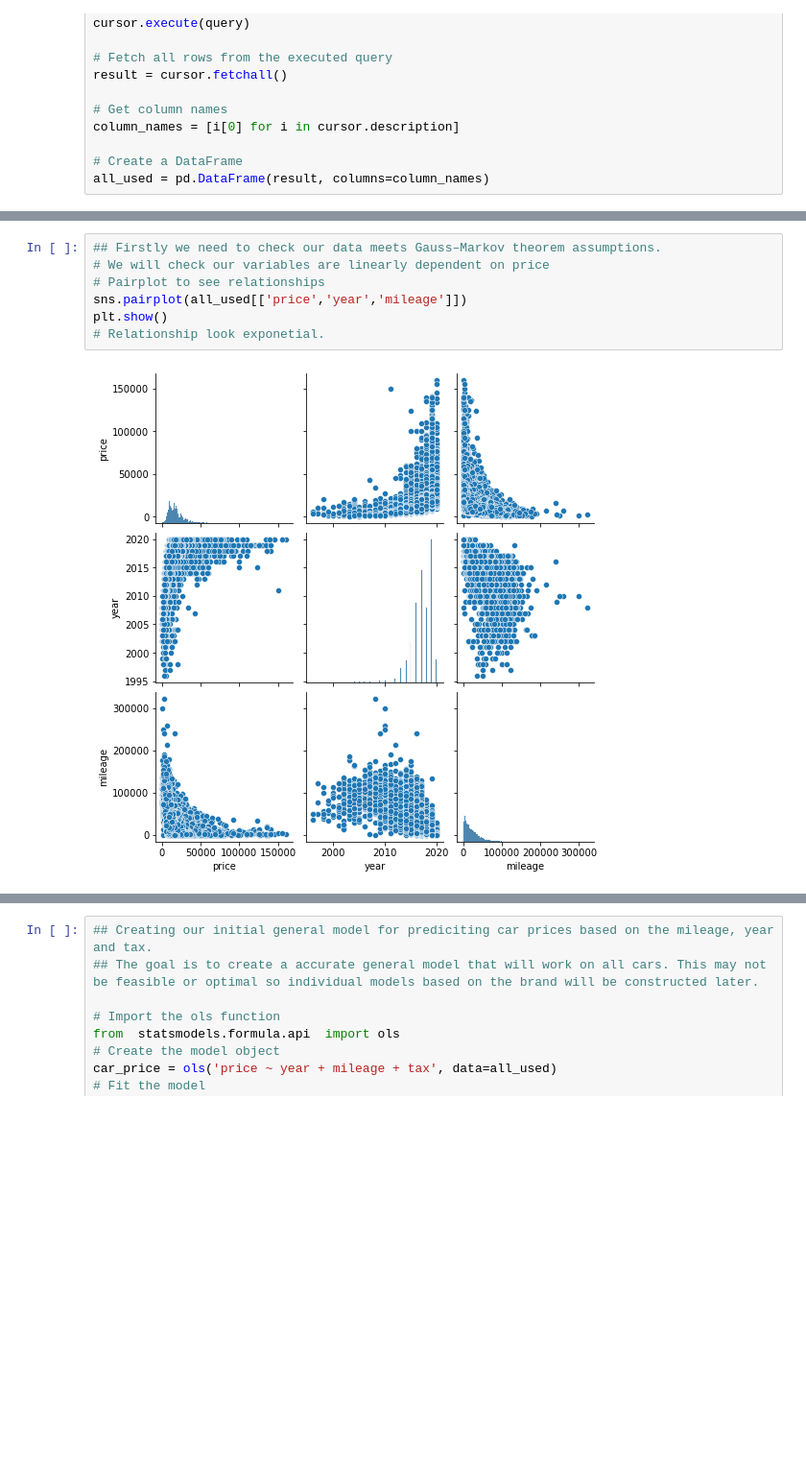
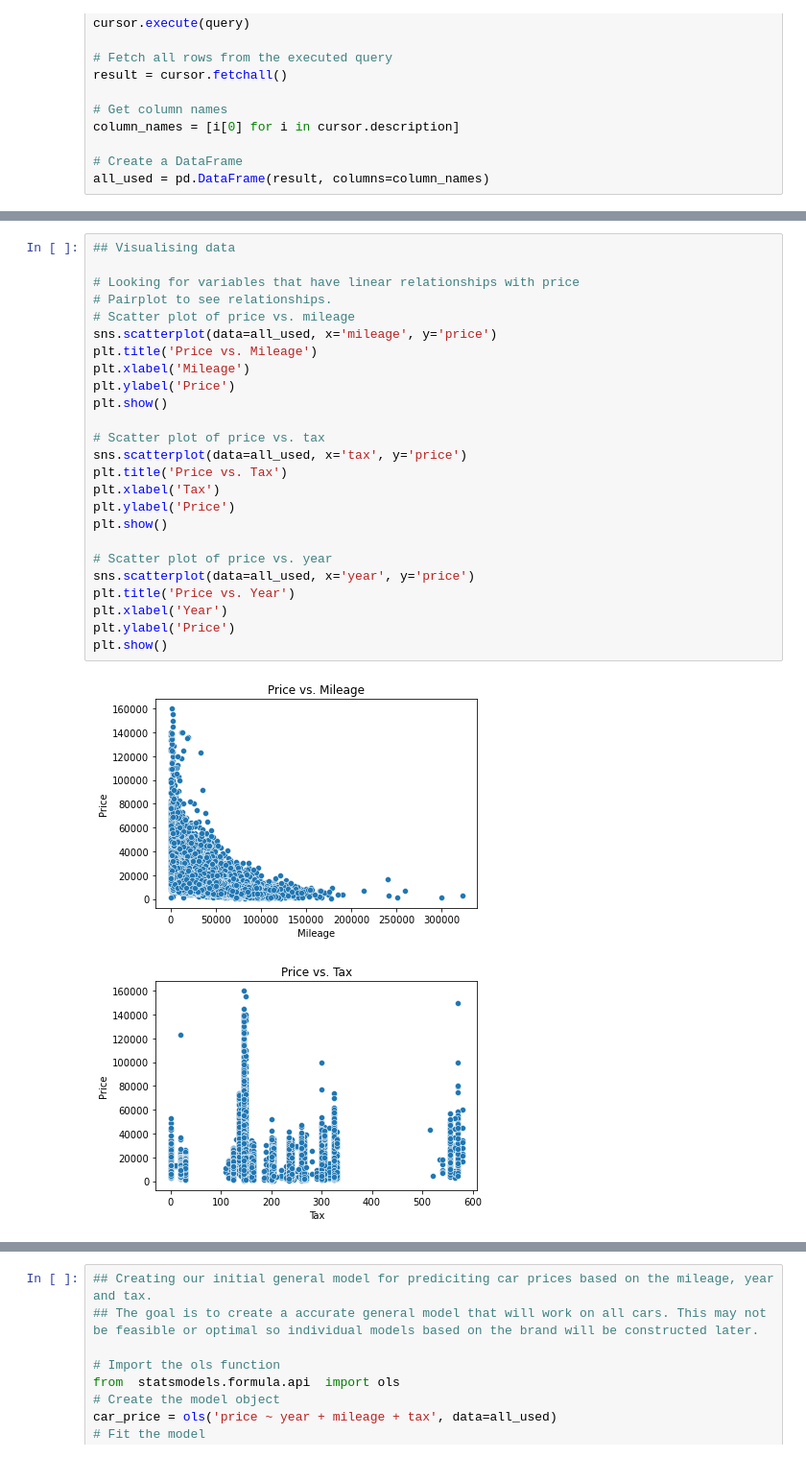
Before and after one commit to Daniel-Peacock/Used_car_Python_linear_regression, a Jupyter notebook: Used_car regression.ipynb, the cells around one changed output, grey strips where cells are left out. Shown at 96% size. Drawn from its saved outputs; the diff is of its cells as text; blank space fills up the shorter version.

```diff
--- a/Used_car regression.ipynb
+++ b/Used_car regression.ipynb
@@ -189,9 +197,28 @@ Available DataFrames: ['_', 'audi', 'bmw', 'ford', 'hyundi', 'merc', 'skoda', 'a
 # %%
-## Firstly we need to check our data meets Gauss–Markov theorem assumptions.
-# We will check our variables are linearly dependent on price
-# Pairplot to see relationships
-sns.pairplot(all_used[['price','year','mileage']])
+## Visualising data
+
+# Looking for variables that have linear relationships with price
+# Pairplot to see relationships.
+# Scatter plot of price vs. mileage
+sns.scatterplot(data=all_used, x='mileage', y='price')
+plt.title('Price vs. Mileage')
+plt.xlabel('Mileage')
+plt.ylabel('Price')
 plt.show()
-# Relationship look exponetial.
+
+# Scatter plot of price vs. tax
+sns.scatterplot(data=all_used, x='tax', y='price')
+plt.title('Price vs. Tax')
+plt.xlabel('Tax')
+plt.ylabel('Price')
+plt.show()
+
+# Scatter plot of price vs. year
+sns.scatterplot(data=all_used, x='year', y='price')
+plt.title('Price vs. Year')
+plt.xlabel('Year')
+plt.ylabel('Price')
+plt.show()
 # %% [output]
-[figure, old version]
+[figure, new version]
+[figure, added]
```
Also changed, not shown: parts of 8 cells of this notebook.
